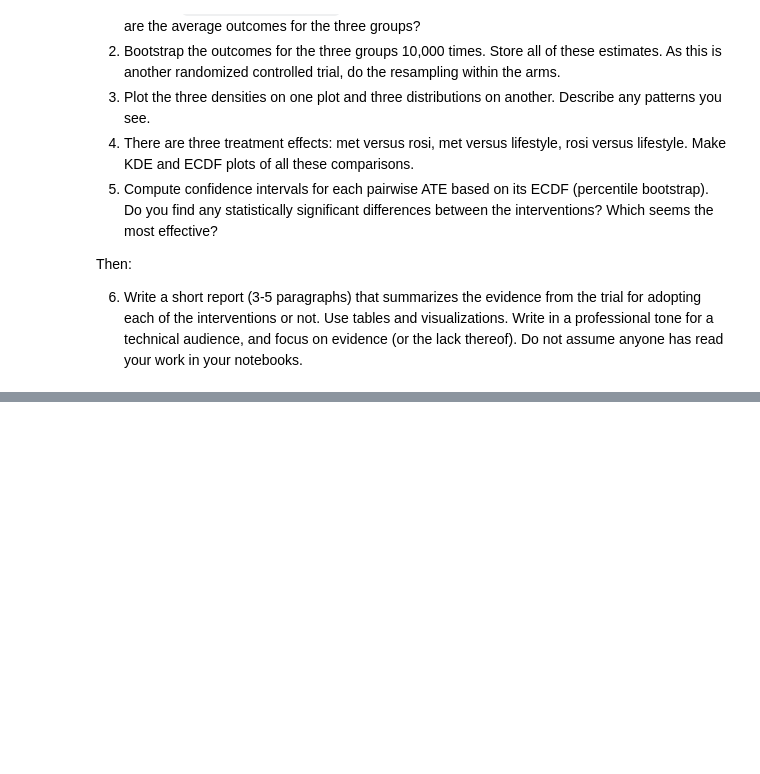
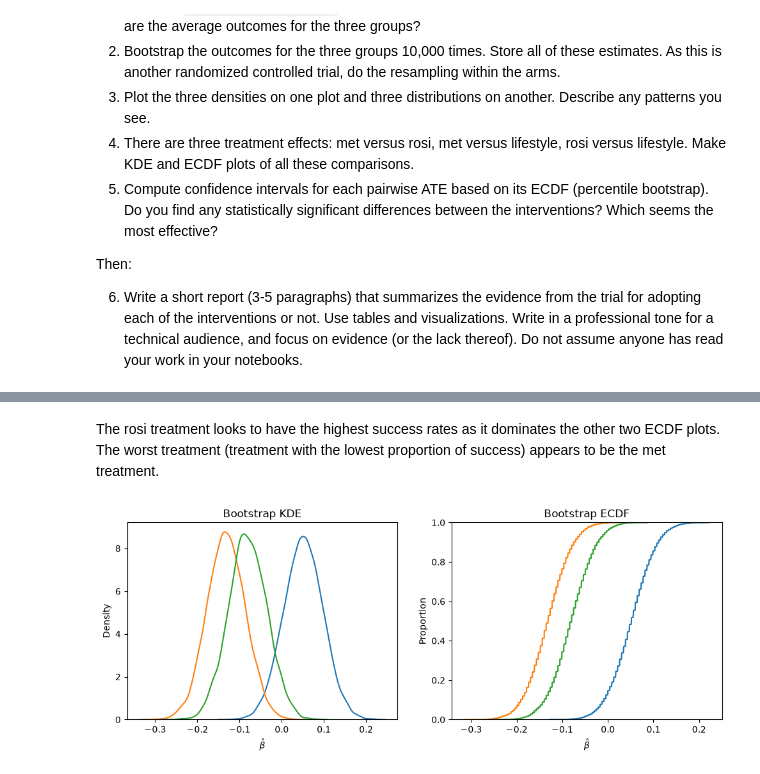
Before and after one commit to hdykens/UU_Lab_Repo, a Jupyter notebook: lab_06/lab_06.ipynb, the cells around one changed output, grey strips where cells are left out. Saved outputs shown, nothing was run; the diff lists cells and outputs as text; code cells hidden in the pictures; blank space fills up the shorter version.

```diff
--- a/lab_06/lab_06.ipynb
+++ b/lab_06/lab_06.ipynb
@@ -217,0 +301,22 @@ Then:
+# %% [markdown]
+The rosi treatment looks to have the highest success rates as it dominates the other two ECDF plots. The worst treatment (treatment with the lowest proportion of success) appears to be the met treatment.
+# %%
+fig, ax = plt.subplots(1, 2, figsize=(12, 4))
+
+## KDE
+sns.kdeplot(ate_ab_list, ax=ax[0])
+sns.kdeplot(ate_bc_list, ax=ax[0])
+sns.kdeplot(ate_ac_list, ax=ax[0])
+ax[0].set_xlabel(r"$\hat{\beta}$")
+ax[0].set_title("Bootstrap KDE")
+
+## ECDF
+sns.ecdfplot(ate_ab_list, ax=ax[1])
+sns.ecdfplot(ate_bc_list, ax=ax[1])
+sns.ecdfplot(ate_ac_list, ax=ax[1])
+ax[1].set_xlabel(r"$\hat{\beta}$")
+ax[1].set_title("Bootstrap ECDF")
+
+plt.show()
+# %% [output]
+[figure, added]
```
Also changed, not shown: parts of 6 cells of this notebook.
